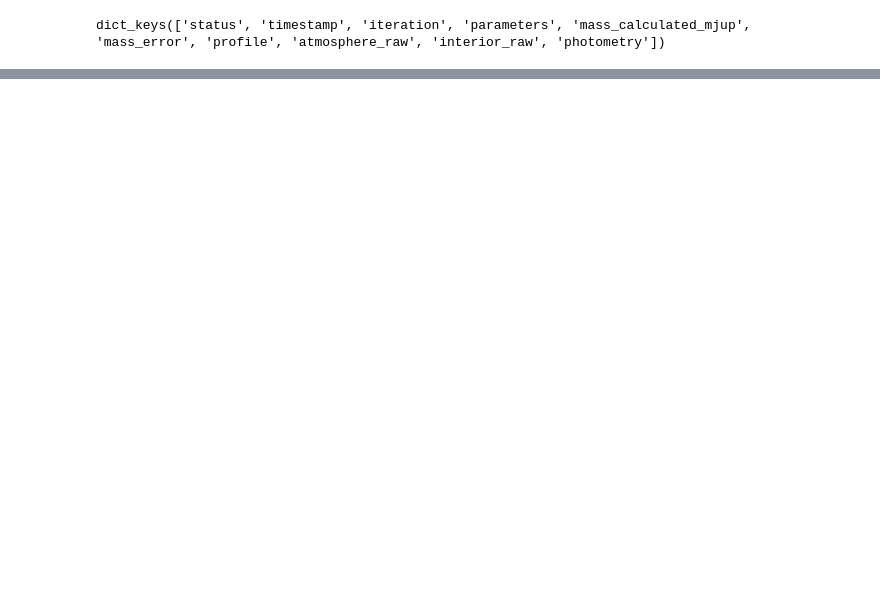
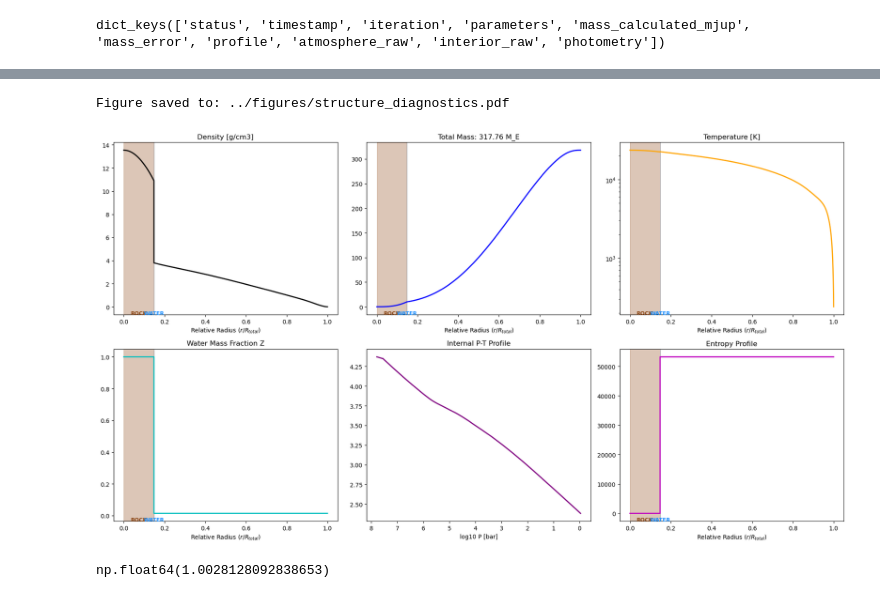
Before and after one commit to ChristianSWilkinson/exoweave, a Jupyter notebook: notebooks/plot_model.ipynb, the cells around one changed output, grey strips where cells are left out. Cells and saved outputs as stored; diff of their text form; code cells hidden in the pictures; blank space fills up the shorter version.

```diff
--- a/notebooks/plot_model.ipynb
+++ b/notebooks/plot_model.ipynb
@@ -127,0 +129,12 @@ Figure saved to: ../figures/structure_diagnostics.pdf
+# %%
+from fuzzycore.plotting import plot_diagnostics
+
+plot_diagnostics(model_data['interior_raw'])
+# %% [output]
+Figure saved to: ../figures/structure_diagnostics.pdf
+[figure, added]
+# %%
+from fuzzycore import constants as c
+model_data['interior_raw']['R_total']/c.R_JUPITER
+# %% [output]
+np.float64(1.0028128092838653)
```
Also changed, not shown: parts of 3 cells of this notebook, 12 other files.
